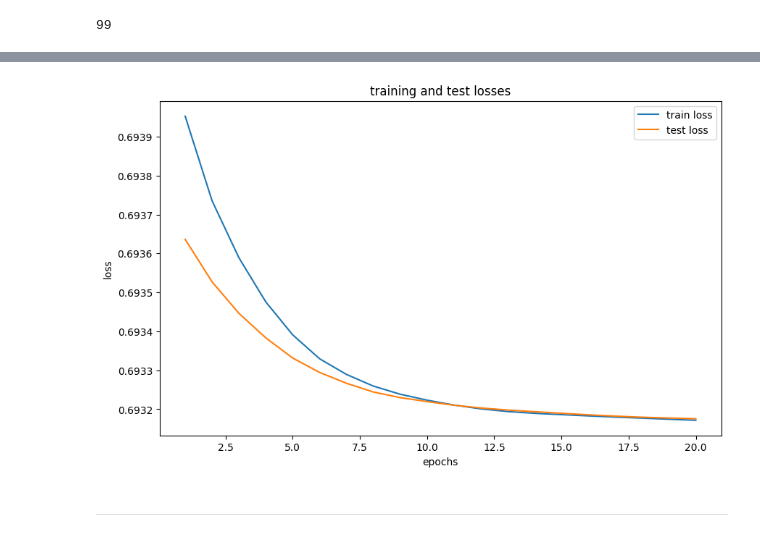
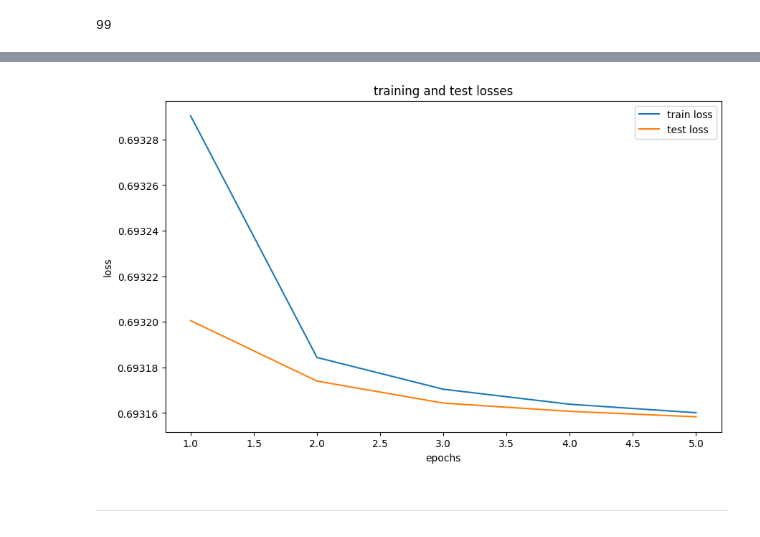
Before and after one commit to FutureGoose/OctaCycleCNN, a Jupyter notebook: exercises/w3/L07_model_capacity_and_parameters.ipynb, the cells around one changed output, grey strips where cells are left out. Drawn from its saved outputs; the diff is of its cells as text; code cells hidden in the pictures.

```diff
--- a/exercises/w3/L07_model_capacity_and_parameters.ipynb
+++ b/exercises/w3/L07_model_capacity_and_parameters.ipynb
@@ -252,6 +252,7 @@ class ModelTrainer:
         # initialize storage for losses
         self.train_losses = []
         self.test_losses = []
+        self.current_epoch = 0
 
     def setup_data_loaders(self, training_set, test_set):
         self.train_dataloader = DataLoader(training_set,
@@ -274,7 +275,7 @@ class ModelTrainer:
             self.optimizer.step()
 
             batch_losses.append(loss.item())
-            if self.verbose and batch_idx % 10 == 0:  # check verbose flag
+            if self.verbose and batch_idx % 10 == 0:
                 print(f'train epoch: {epoch} [{batch_idx * len(data)}/{len(self.train_dataloader.dataset)} '
                       f'({100. * batch_idx / len(self.train_dataloader):.0f}%)]\tloss: {loss.item():.6f}')
 
@@ -292,7 +293,7 @@ class ModelTrainer:
             test_loss = loss.item()
 
         self.test_losses.append(test_loss)
-        if self.verbose:  # check verbose flag
+        if self.verbose:
             print(f'\ntest set: average loss: {test_loss:.4f}\n')
         else:
             print(f'[epoch {epoch}] test set: average loss: {test_loss:.4f}')
@@ -302,20 +303,25 @@ class ModelTrainer:
         # setup data loaders
         self.setup_data_loaders(training_set, test_set)
 
+        start_epoch = self.current_epoch + 1
+        end_epoch = start_epoch + num_epochs
+
         # training loop
-        for epoch in range(1, num_epochs + 1):
+        for epoch in range(start_epoch, end_epoch):
             train_loss = self.train_epoch(epoch)
             test_loss = self.test(epoch)
+            self.current_epoch = epoch
 
         # plot results
-        self.plot_losses(num_epochs)
+        self.plot_losses()
 
         return self.model
 
-    def plot_losses(self, num_epochs):
+    def plot_losses(self):
         plt.figure(figsize=(10, 6))
-        plt.plot(range(1, num_epochs + 1), self.train_losses, label='train loss')
-        plt.plot(range(1, num_epochs + 1), self.test_losses, label='test loss')
+        epochs = range(1, self.current_epoch + 1)
+        plt.plot(epochs, self.train_losses, label='train loss')
+        plt.plot(epochs, self.test_losses, label='test loss')
         plt.xlabel('epochs')
         plt.ylabel('loss')
         plt.title('training and test losses')
@@ -336,6 +342,6 @@ trainer = ModelTrainer(
 trained_model = trainer.train(
     training_set=training_set,
     test_set=test_set,
-    num_epochs=20
+    num_epochs=5
 )
 # %% [output]
@@ -362,4 +353,4 @@ trained_model = trainer.train(
-[figure, old version]
+[figure, new version]
 # %% [markdown]
 ---
 # %% [markdown]
```
Also changed, not shown: parts of 1 cell of this notebook.
